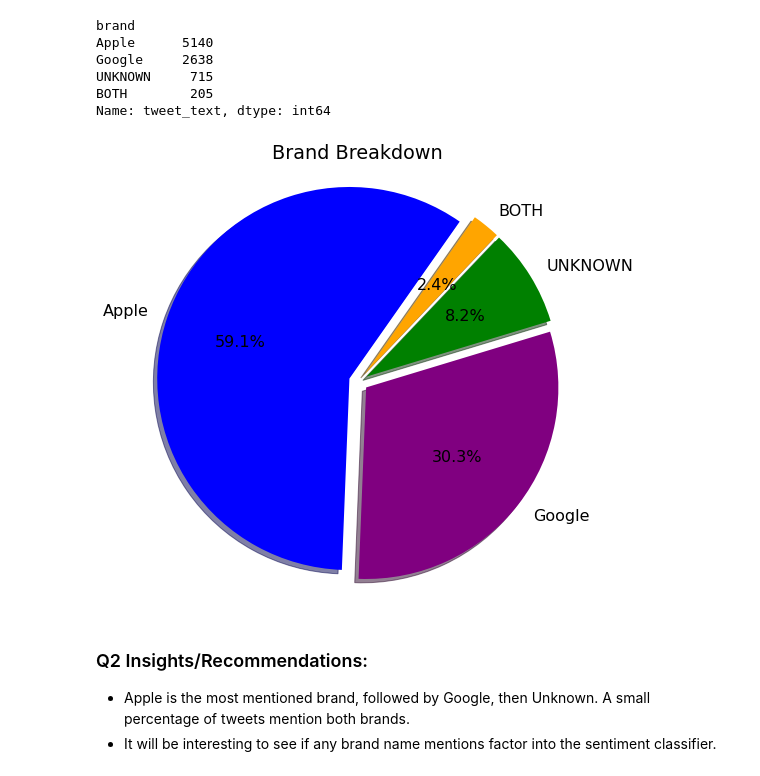
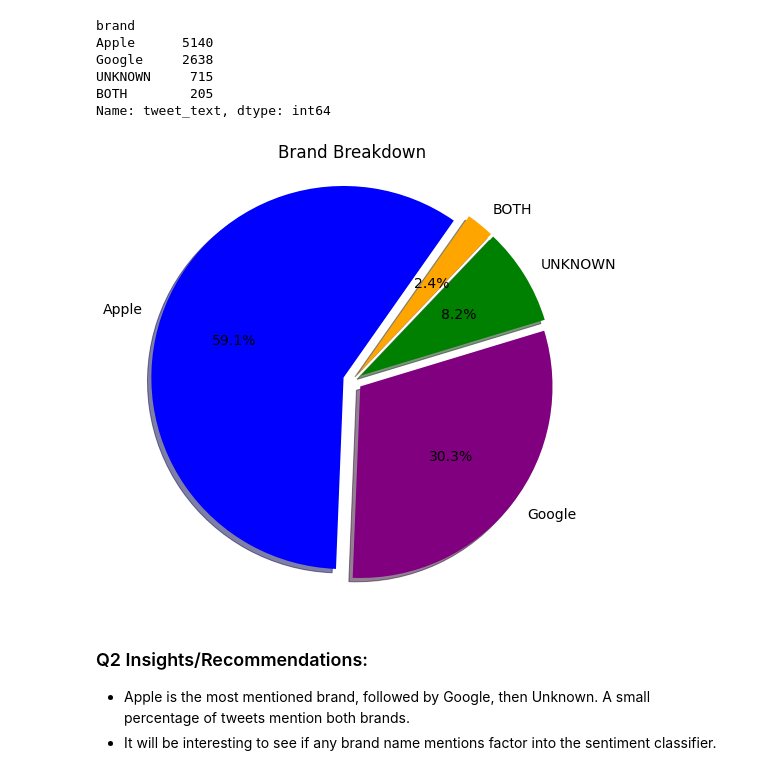
Before and after one commit to lspope/dsc-phase-4-project, a Jupyter notebook: notebooks/eda.ipynb, the cells around one changed output. Drawn from its saved outputs; the diff is of its cells as text; code cells hidden in the pictures.

```diff
--- a/notebooks/eda.ipynb
+++ b/notebooks/eda.ipynb
@@ -39,9 +39,9 @@ by_sentiment.sort_values(ascending=False, inplace=True)
 plfig = plt.figure(figsize = (8, 8))
 my_explode = (0.05, 0.05, 0.05)
 my_colors = ['orange', 'green', 'red']
+plt.rcParams.update({'font.size': 14})
 plt.pie(by_sentiment, labels=by_sentiment.index, autopct='%1.1f%%', startangle=55, shadow =True, colors=my_colors, explode=my_explode)
 plt.title('Sentiment Breakdown')
 plt.axis('equal')
-plt.rcParams.update({'font.size': 16})
 plt.show()
 # %% [output]
@@ -53,9 +53,9 @@ by_sentiment_pos_neg.sort_values(ascending=False, inplace=True)
 plfig = plt.figure(figsize = (8, 8))
 my_explode = (0.05, 0.05)
 my_colors = ['green', 'red']
+plt.rcParams.update({'font.size': 14})
 plt.pie(by_sentiment_pos_neg, labels=by_sentiment_pos_neg.index, autopct='%1.1f%%', startangle=55, shadow =True, colors=my_colors, explode=my_explode)
 plt.title('Positive/Negative Sentiment Breakdown')
 plt.axis('equal')
-plt.rcParams.update({'font.size': 16})
 plt.show()
 # %% [output]
@@ -82,14 +82,14 @@ Name: tweet_text, dtype: int64
 # %%
 plfig = plt.figure(figsize = (8, 8))
 my_explode = (0.05, 0.05, 0.05, 0.05)
 my_colors = ['blue', 'purple', 'green', 'orange']
+plt.rcParams.update({'font.size': 14})
 plt.pie(by_brand, labels=by_brand.index, autopct='%1.1f%%', startangle=55, shadow =True, colors=my_colors, explode=my_explode)
 plt.title('Brand Breakdown')
 plt.axis('equal')
-plt.rcParams.update({'font.size': 16})
 plt.show()
 # %% [output]
-[figure, old version]
+[figure, new version]
 # %% [markdown]
 ### Q2 Insights/Recommendations:
 * Apple is the most mentioned brand, followed by Google, then Unknown. A small percentage of tweets mention both brands.
```
Also changed, not shown: parts of 9 cells of this notebook, 4 other files.
